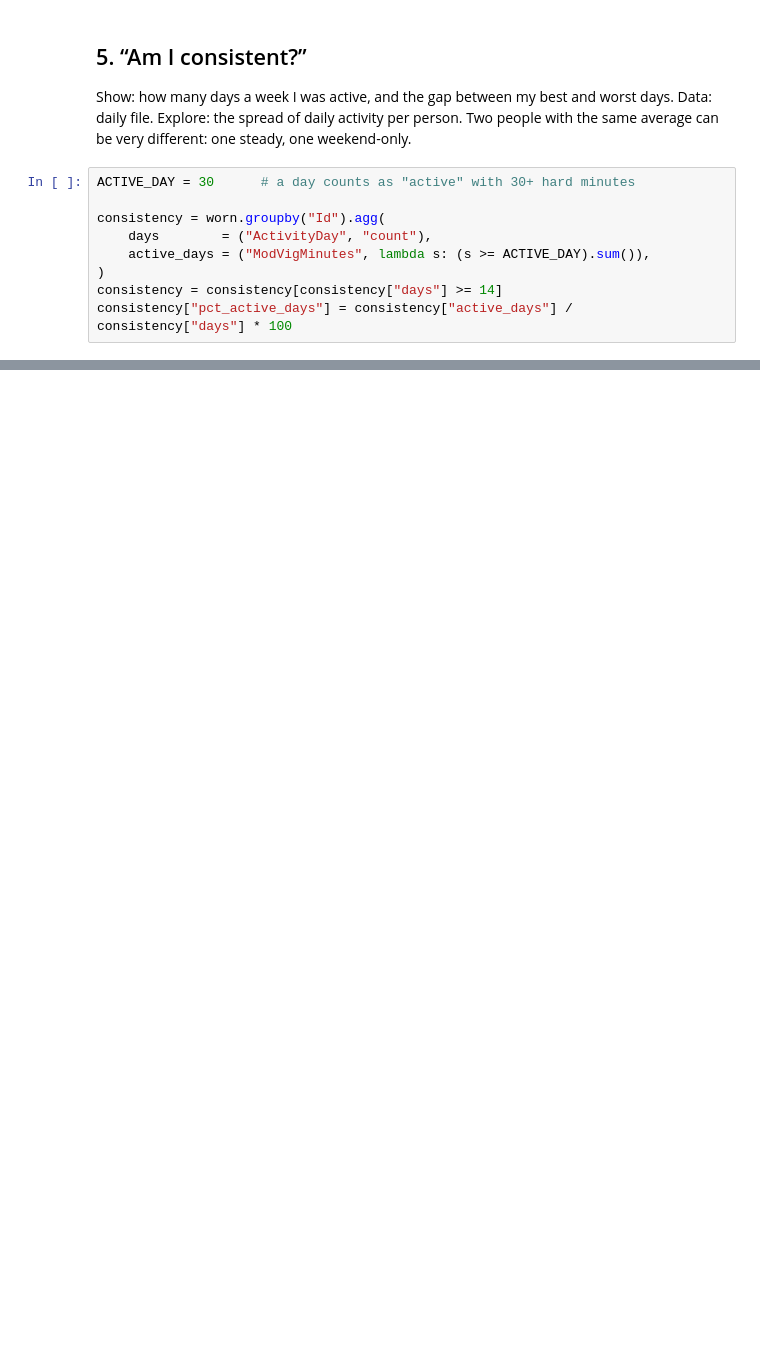
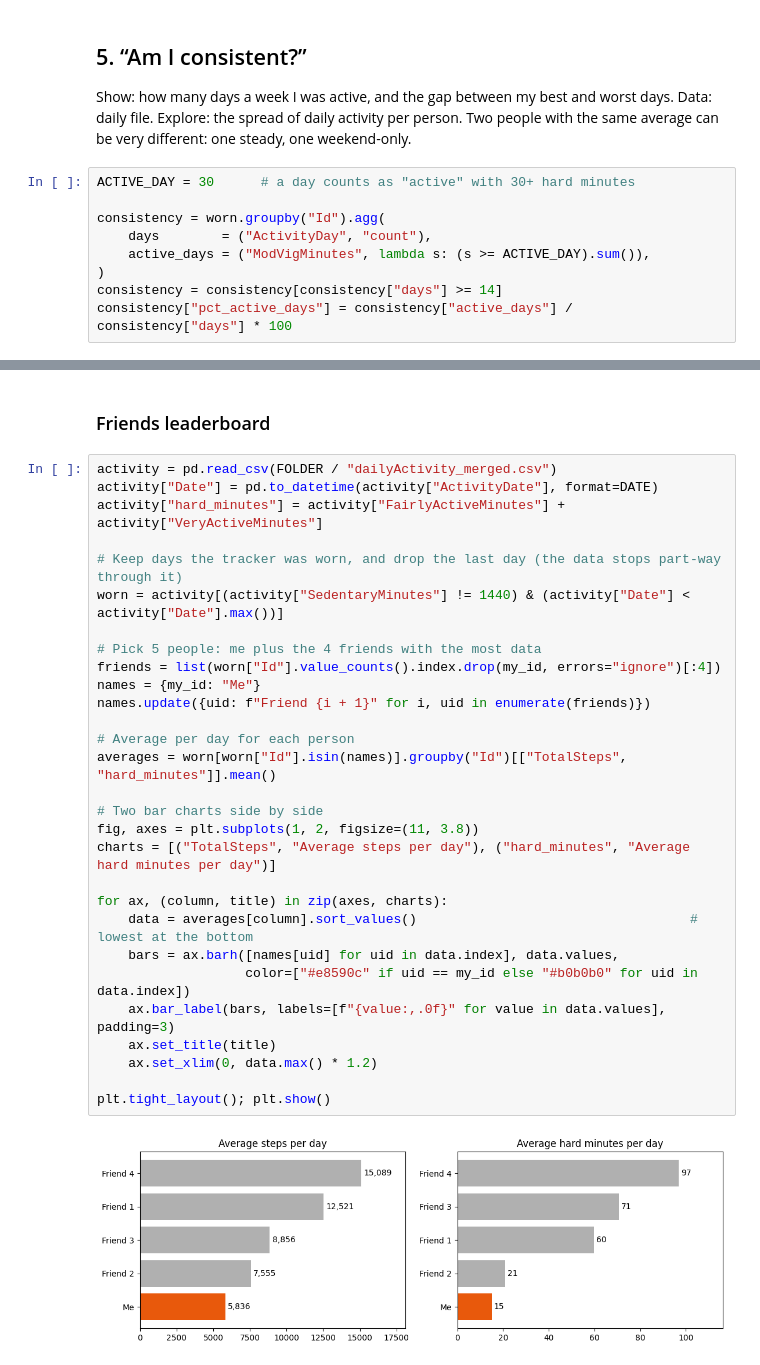
Before and after one commit to Maryam2125/DATA2007-Fitbit-Dashboard-Group, a Jupyter notebook: exploration/sophie-exploration-notebook.ipynb, the cells around one changed output, grey strips where cells are left out. Drawn from its saved outputs; the diff is of its cells as text; blank space fills up the shorter version.

```diff
--- a/exploration/sophie-exploration-notebook.ipynb
+++ b/exploration/sophie-exploration-notebook.ipynb
@@ -333,0 +552,33 @@ plt.tight_layout(); plt.show()
+# %% [markdown]
+### Friends leaderboard
+# %%
+activity = pd.read_csv(FOLDER / "dailyActivity_merged.csv")
+activity["Date"] = pd.to_datetime(activity["ActivityDate"], format=DATE)
+activity["hard_minutes"] = activity["FairlyActiveMinutes"] + activity["VeryActiveMinutes"]
+
+# Keep days the tracker was worn, and drop the last day (the data stops part-way through it)
+worn = activity[(activity["SedentaryMinutes"] != 1440) & (activity["Date"] < activity["Date"].max())]
+
+# Pick 5 people: me plus the 4 friends with the most data
+friends = list(worn["Id"].value_counts().index.drop(my_id, errors="ignore")[:4])
+names = {my_id: "Me"}
+names.update({uid: f"Friend {i + 1}" for i, uid in enumerate(friends)})
+
+# Average per day for each person
+averages = worn[worn["Id"].isin(names)].groupby("Id")[["TotalSteps", "hard_minutes"]].mean()
+
+# Two bar charts side by side
+fig, axes = plt.subplots(1, 2, figsize=(11, 3.8))
+charts = [("TotalSteps", "Average steps per day"), ("hard_minutes", "Average hard minutes per day")]
+
+for ax, (column, title) in zip(axes, charts):
+    data = averages[column].sort_values()                                   # lowest at the bottom
+    bars = ax.barh([names[uid] for uid in data.index], data.values,
+                   color=["#e8590c" if uid == my_id else "#b0b0b0" for uid in data.index])
+    ax.bar_label(bars, labels=[f"{value:,.0f}" for value in data.values], padding=3)
+    ax.set_title(title)
+    ax.set_xlim(0, data.max() * 1.2)
+
+plt.tight_layout(); plt.show()
+# %% [output]
+[figure, added]
```
Also changed, not shown: parts of 37 cells of this notebook.
